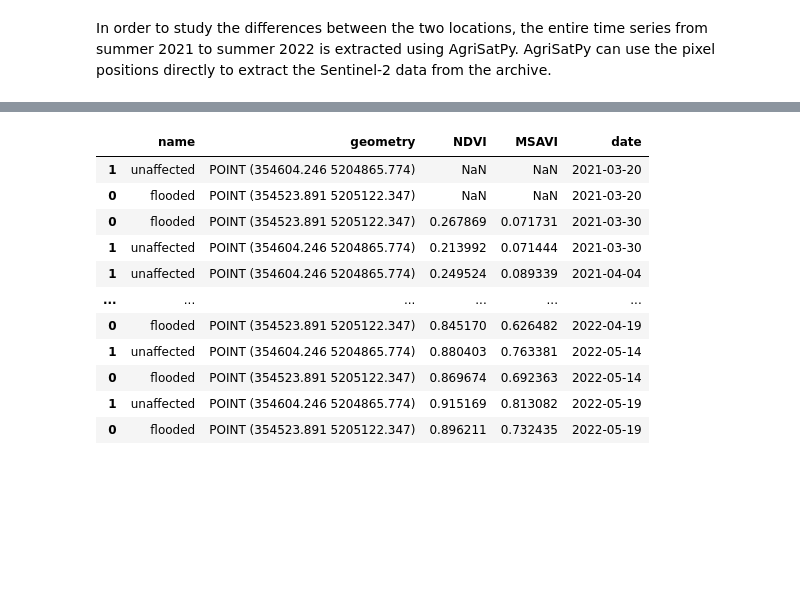
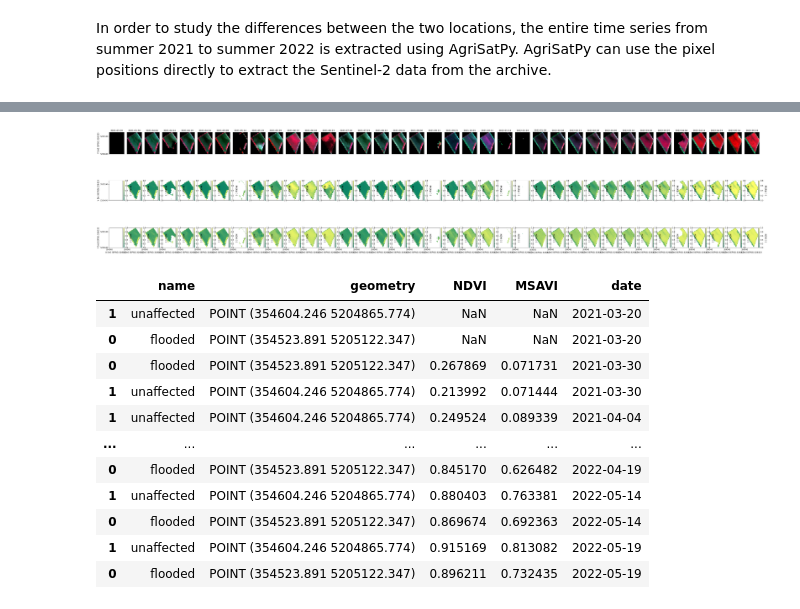
Before and after one commit to EOA-team/eodal_notebooks, a Jupyter notebook: notebooks/Sentinel-2/sentinel2_crop_growing_conditions.ipynb, the cells around one changed output, grey strips where cells are left out. Saved outputs shown, nothing was run; the diff lists cells and outputs as text; code cells hidden in the pictures; blank space fills up the shorter version.

```diff
--- a/notebooks/Sentinel-2/sentinel2_crop_growing_conditions.ipynb
+++ b/notebooks/Sentinel-2/sentinel2_crop_growing_conditions.ipynb
@@ -475,3 +475,7 @@ res_complete = extract_s2_data(
+# %%
+plot_images(res_complete)
+# %% [output]
+[figure, added]
 # %%
 records = []
 for sensing_date in res_complete['feature_scenes'].keys():
```
Also changed, not shown: parts of 10 cells of this notebook, 2 other files.
